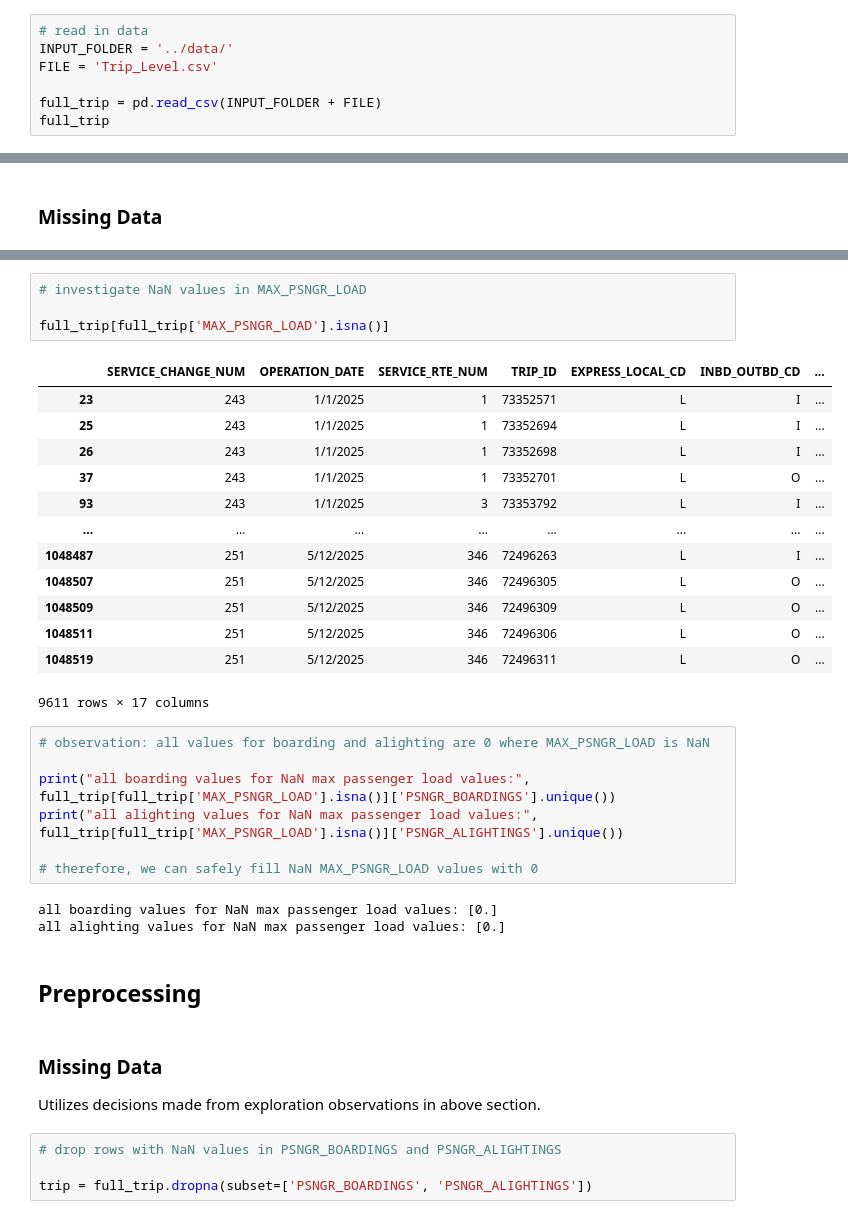
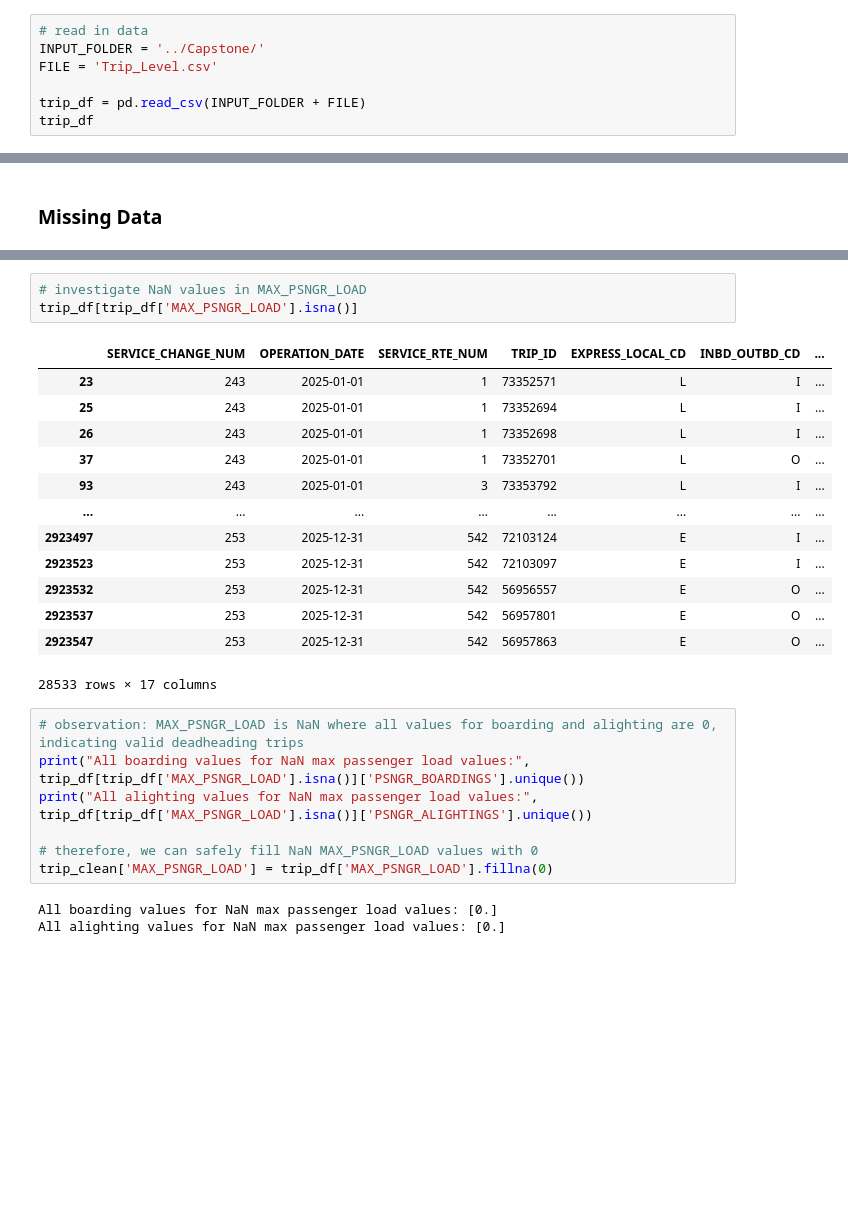
Before and after one commit to ARena18/DS_Capstone_Team2, a Jupyter notebook: processing/trip_analysis.ipynb, the cells around one changed output, grey strips where cells are left out. Cells and saved outputs as stored; diff of their text form; blank space fills up the shorter version.

```diff
--- a/processing/trip_analysis.ipynb
+++ b/processing/trip_analysis.ipynb
@@ -10,9 +11,9 @@ import matplotlib.pyplot as plt
 # %%
 # read in data
-INPUT_FOLDER = '../data/'
+INPUT_FOLDER = '../Capstone/'
 FILE = 'Trip_Level.csv'
 
-full_trip = pd.read_csv(INPUT_FOLDER + FILE)
-full_trip
+trip_df = pd.read_csv(INPUT_FOLDER + FILE)
+trip_df
 # %% [output]
 |  | SERVICE_CHANGE_NUM | OPERATION_DATE | SERVICE_RTE_NUM | TRIP_ID | EXPRESS_LOCAL_CD | INBD_OUTBD_CD | ... |
@@ -232,37 +263,27 @@ dropped - original
 # %%
 # investigate NaN values in MAX_PSNGR_LOAD
-
-full_trip[full_trip['MAX_PSNGR_LOAD'].isna()]
+trip_df[trip_df['MAX_PSNGR_LOAD'].isna()]
 # %% [output]
 |  | SERVICE_CHANGE_NUM | OPERATION_DATE | SERVICE_RTE_NUM | TRIP_ID | EXPRESS_LOCAL_CD | INBD_OUTBD_CD | ... |
-| 23 | 243 | 1/1/2025 | 1 | 73352571 | L | I | ... |
-| 25 | 243 | 1/1/2025 | 1 | 73352694 | L | I | ... |
-| 26 | 243 | 1/1/2025 | 1 | 73352698 | L | I | ... |
-| 37 | 243 | 1/1/2025 | 1 | 73352701 | L | O | ... |
-| 93 | 243 | 1/1/2025 | 3 | 73353792 | L | I | ... |
+| 23 | 243 | 2025-01-01 | 1 | 73352571 | L | I | ... |
+| 25 | 243 | 2025-01-01 | 1 | 73352694 | L | I | ... |
+| 26 | 243 | 2025-01-01 | 1 | 73352698 | L | I | ... |
+| 37 | 243 | 2025-01-01 | 1 | 73352701 | L | O | ... |
+| 93 | 243 | 2025-01-01 | 3 | 73353792 | L | I | ... |
 | ... | ... | ... | ... | ... | ... | ... | ... |
-| 1048487 | 251 | 5/12/2025 | 346 | 72496263 | L | I | ... |
-| 1048507 | 251 | 5/12/2025 | 346 | 72496305 | L | O | ... |
-| 1048509 | 251 | 5/12/2025 | 346 | 72496309 | L | O | ... |
-| 1048511 | 251 | 5/12/2025 | 346 | 72496306 | L | O | ... |
-| 1048519 | 251 | 5/12/2025 | 346 | 72496311 | L | O | ... |
+| 2923497 | 253 | 2025-12-31 | 542 | 72103124 | E | I | ... |
+| 2923523 | 253 | 2025-12-31 | 542 | 72103097 | E | I | ... |
+| 2923532 | 253 | 2025-12-31 | 542 | 56956557 | E | O | ... |
+| 2923537 | 253 | 2025-12-31 | 542 | 56957801 | E | O | ... |
+| 2923547 | 253 | 2025-12-31 | 542 | 56957863 | E | O | ... |
-9611 rows × 17 columns
+28533 rows × 17 columns
 # %%
-# observation: all values for boarding and alighting are 0 where MAX_PSNGR_LOAD is NaN
-
-print("all boarding values for NaN max passenger load values:", full_trip[full_trip['MAX_PSNGR_LOAD'].isna()]['PSNGR_BOARDINGS'].unique())
-print("all alighting values for NaN max passenger load values:", full_trip[full_trip['MAX_PSNGR_LOAD'].isna()]['PSNGR_ALIGHTINGS'].unique())
+# observation: MAX_PSNGR_LOAD is NaN where all values for boarding and alighting are 0, indicating valid deadheading trips
+print("All boarding values for NaN max passenger load values:", trip_df[trip_df['MAX_PSNGR_LOAD'].isna()]['PSNGR_BOARDINGS'].unique())
+print("All alighting values for NaN max passenger load values:", trip_df[trip_df['MAX_PSNGR_LOAD'].isna()]['PSNGR_ALIGHTINGS'].unique())
 
 # therefore, we can safely fill NaN MAX_PSNGR_LOAD values with 0
+trip_clean['MAX_PSNGR_LOAD'] = trip_df['MAX_PSNGR_LOAD'].fillna(0)
 # %% [output]
-all boarding values for NaN max passenger load values: [0.]
-all alighting values for NaN max passenger load values: [0.]
+All boarding values for NaN max passenger load values: [0.]
+All alighting values for NaN max passenger load values: [0.]
-# %% [markdown]
-## Preprocessing
-# %% [markdown]
-### Missing Data
-Utilizes decisions made from exploration observations in above section.
-# %%
-# drop rows with NaN values in PSNGR_BOARDINGS and PSNGR_ALIGHTINGS
-
-trip = full_trip.dropna(subset=['PSNGR_BOARDINGS', 'PSNGR_ALIGHTINGS'])
```
Also changed, not shown: parts of 54 cells of this notebook, 3 other files.
